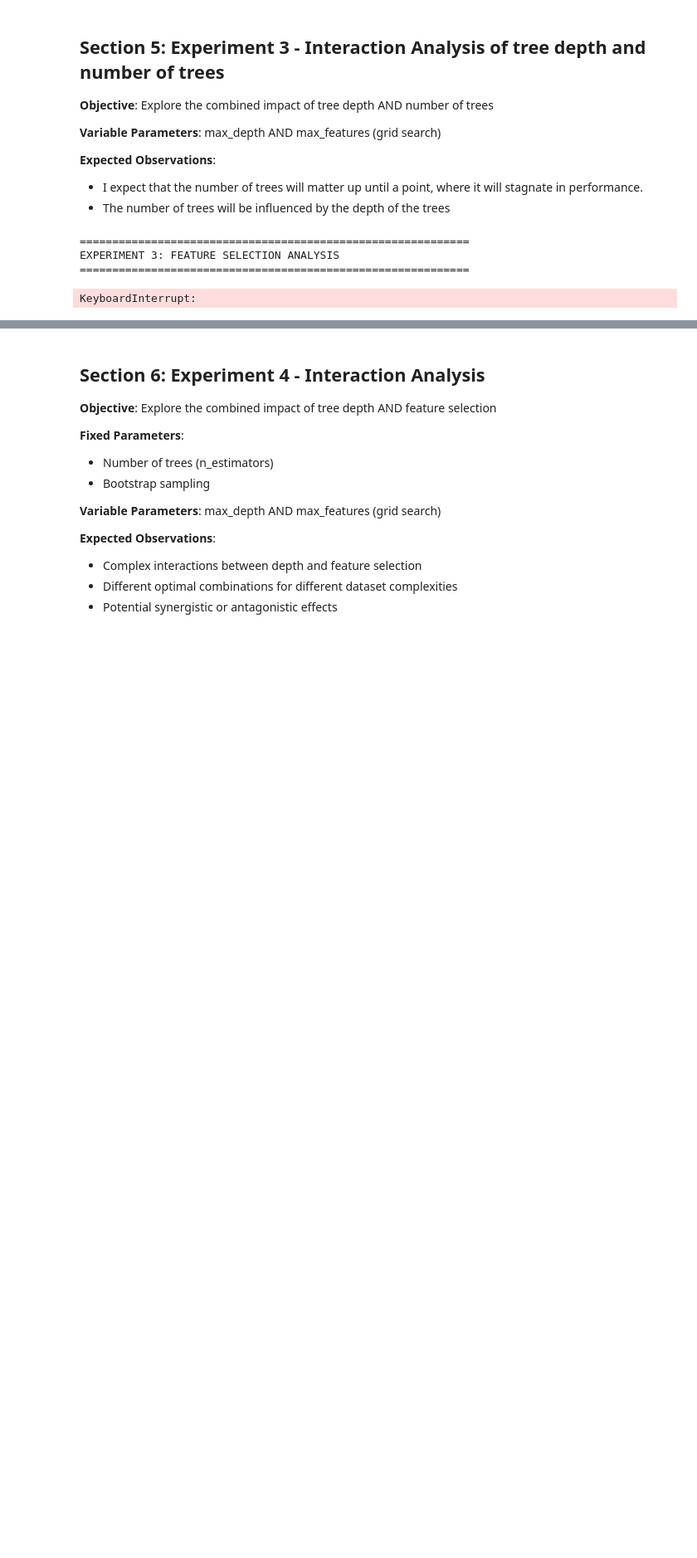
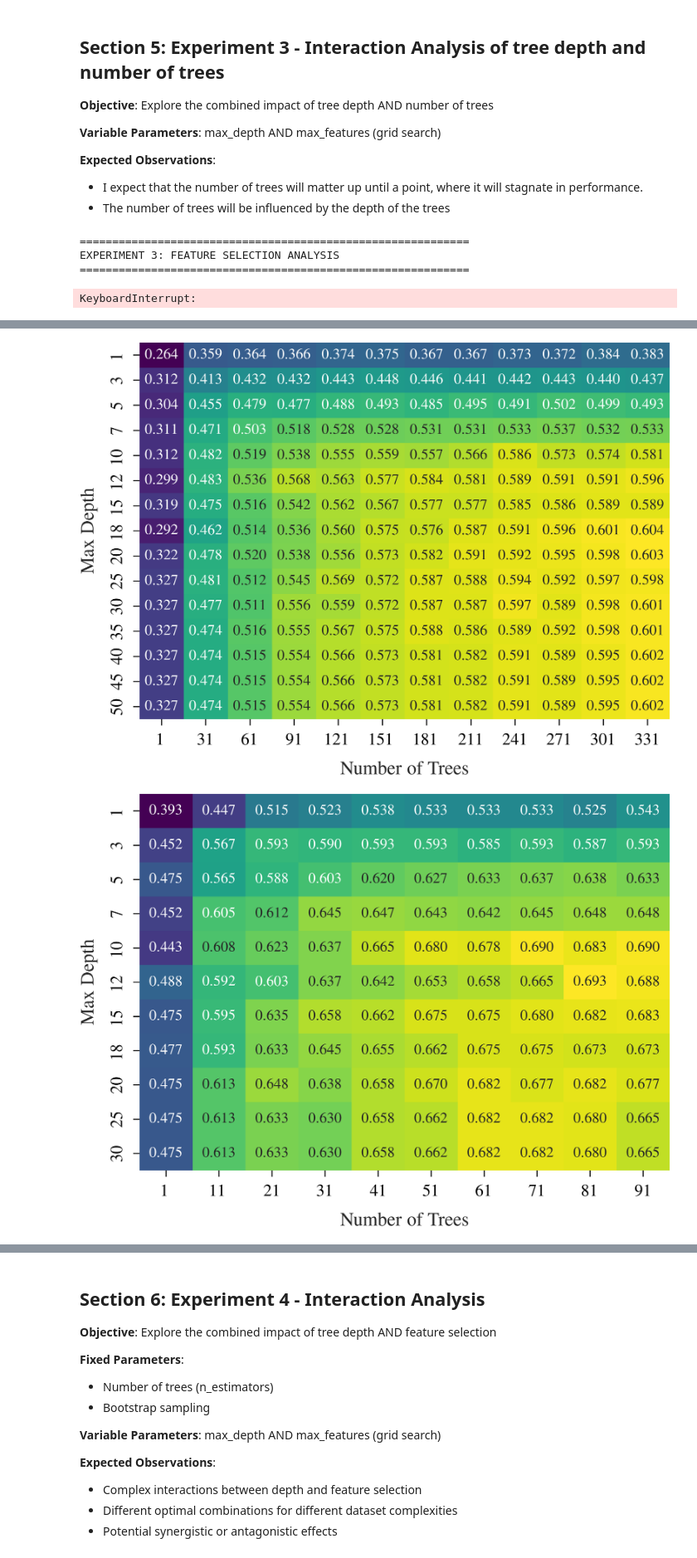
Before and after one commit to grantxxcoder/25849646rw441Assignment4, a Jupyter notebook: code/code.ipynb, the cells around one changed output, grey strips where cells are left out. Shown at 83% size. Saved outputs shown, nothing was run; the diff lists cells and outputs as text; code cells hidden in the pictures; blank space fills up the shorter version.

```diff
--- a/code/code.ipynb
+++ b/code/code.ipynb
@@ -1061,9 +1064,33 @@ print("="*60)
 EXPERIMENT 3: FEATURE SELECTION ANALYSIS
 ============================================================
 KeyboardInterrupt:
+# %%
+import pandas as pd
+
+# Load CSV results for experiment 3
+experiment3_csv_complex = "complex_num_tree_analysis.csv"
+experiment3_csv_medium = "medium_num_tree_analysis.csv"
+experiment3_csv_simple = "simple_num_tree_analysis.csv"
+
+df_complex = pd.read_csv(experiment3_csv_complex)
+df_medium = pd.read_csv(experiment3_csv_medium)
+df_simple = pd.read_csv(experiment3_csv_simple)
+
+df_exp3 = pd.concat([
+    df_complex.assign(dataset='complex'),
+    df_medium.assign(dataset='medium'),
+    df_simple.assign(dataset='simple')
+], ignore_index=True)
+
+# Prepare results dict for plot_tree_depth_vs_num_trees_heatmap
+results_exp3 = {}
+for dataset_name in df_exp3['dataset'].unique():
+    subset = df_exp3[df_exp3['dataset'] == dataset_name]
+    # Convert each row to dict as expected by the plotting function
+    results_exp3[dataset_name] = subset.to_dict(orient='records')
 # %%
 
-def plot_tree_depth_vs_num_trees_heatmap(results, figsize=(8, 6)):
+def plot_tree_depth_vs_num_trees_heatmap(results, figsize=(8, 6), annot_fontsize=14):
     dataset_names = list(results.keys())
 
     for dataset_name in dataset_names:
@@ -1083,14 +1110,15 @@ def plot_tree_depth_vs_num_trees_heatmap(results, figsize=(8, 6)):
                 heatmap_data[d_idx, t_idx] = r['test_accuracy']
 
         plt.figure(figsize=figsize)
-        sns.heatmap(
+        ax = sns.heatmap(
             heatmap_data,
             annot=True,
             fmt=".3f",
             cmap='viridis',
             xticklabels=n_trees,
             yticklabels=[str(d) for d in depths],
-            cbar=False
+            cbar=False,
+            annot_kws={"fontsize": annot_fontsize}
         )
         plt.xlabel('Number of Trees')
         plt.ylabel('Max Depth')
@@ -1098,4 +1126,4 @@ def plot_tree_depth_vs_num_trees_heatmap(results, figsize=(8, 6)):
         plt.savefig(f"{dataset_name}_depth_vs_trees_heatmap.pdf", bbox_inches='tight', dpi=300)
         plt.show()
 
-plot_tree_depth_vs_num_trees_heatmap(tree_depth_vs_num_trees)
+# plot_tree_depth_vs_num_trees_heatmap(tree_depth_vs_num_trees)
@@ -1105,0 +1130,6 @@ plot_tree_depth_vs_num_trees_heatmap(tree_depth_vs_num_trees)
+# %%
+# Plot using the existing function
+plot_tree_depth_vs_num_trees_heatmap(results_exp3)
+# %% [output]
+[figure, added]
+[figure, added]
```
Also changed, not shown: parts of 7 cells of this notebook, 17 other files.
